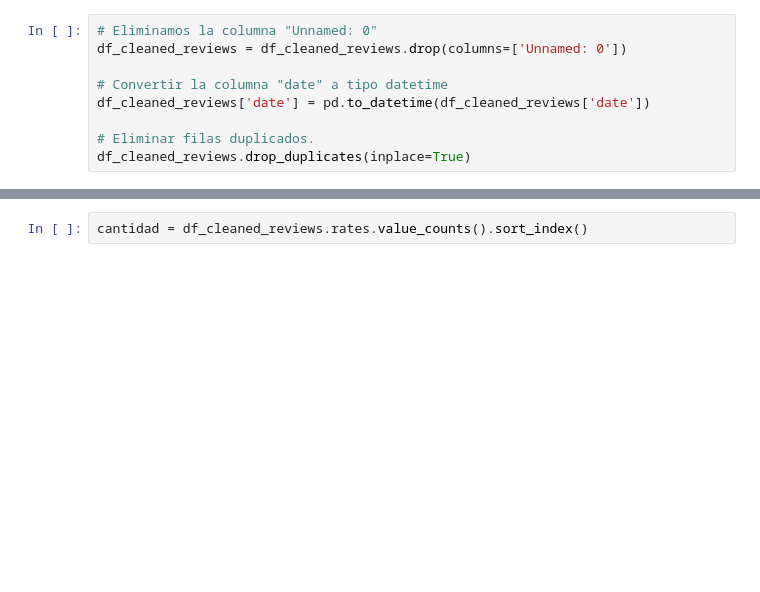
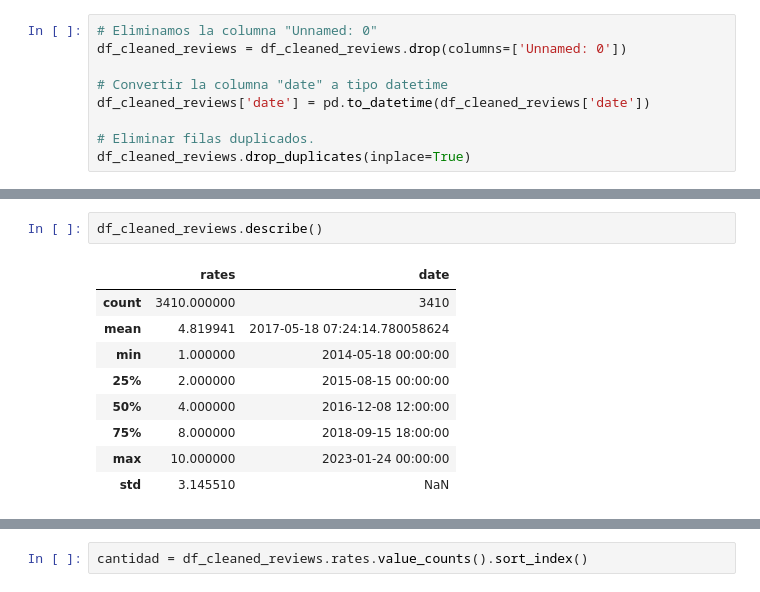
Before and after one commit to lcondoriz/tp1-orgaDatos, a Jupyter notebook: tp1.ipynb, the cells around one changed output, grey strips where cells are left out. Saved outputs shown, nothing was run; the diff lists cells and outputs as text; blank space fills up the shorter version.

```diff
--- a/tp1.ipynb
+++ b/tp1.ipynb
@@ -46,0 +57,12 @@ df_cleaned_reviews.drop_duplicates(inplace=True)
+# %%
+df_cleaned_reviews.describe()
+# %% [output]
+|  | rates | date |
+| count | 3410.000000 | 3410 |
+| mean | 4.819941 | 2017-05-18 07:24:14.780058624 |
+| min | 1.000000 | 2014-05-18 00:00:00 |
+| 25% | 2.000000 | 2015-08-15 00:00:00 |
+| 50% | 4.000000 | 2016-12-08 12:00:00 |
+| 75% | 8.000000 | 2018-09-15 18:00:00 |
+| max | 10.000000 | 2023-01-24 00:00:00 |
+| std | 3.145510 | NaN |
```
Also changed, not shown: parts of 25 cells of this notebook.
